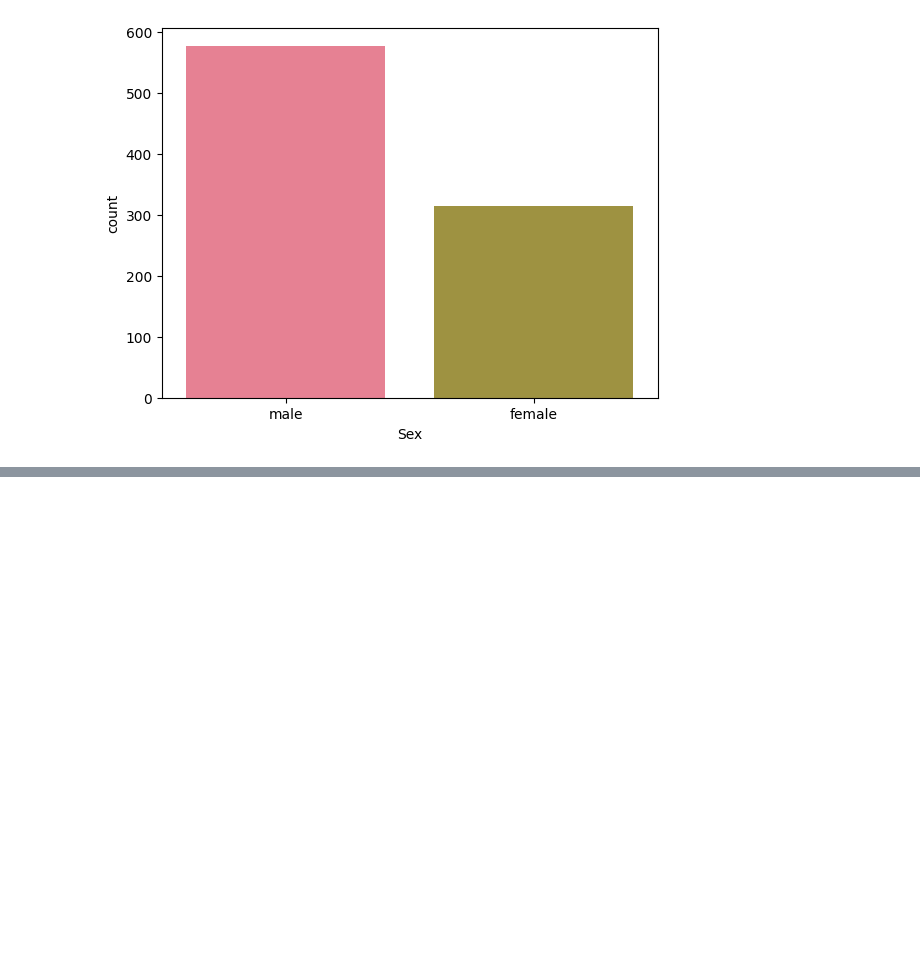
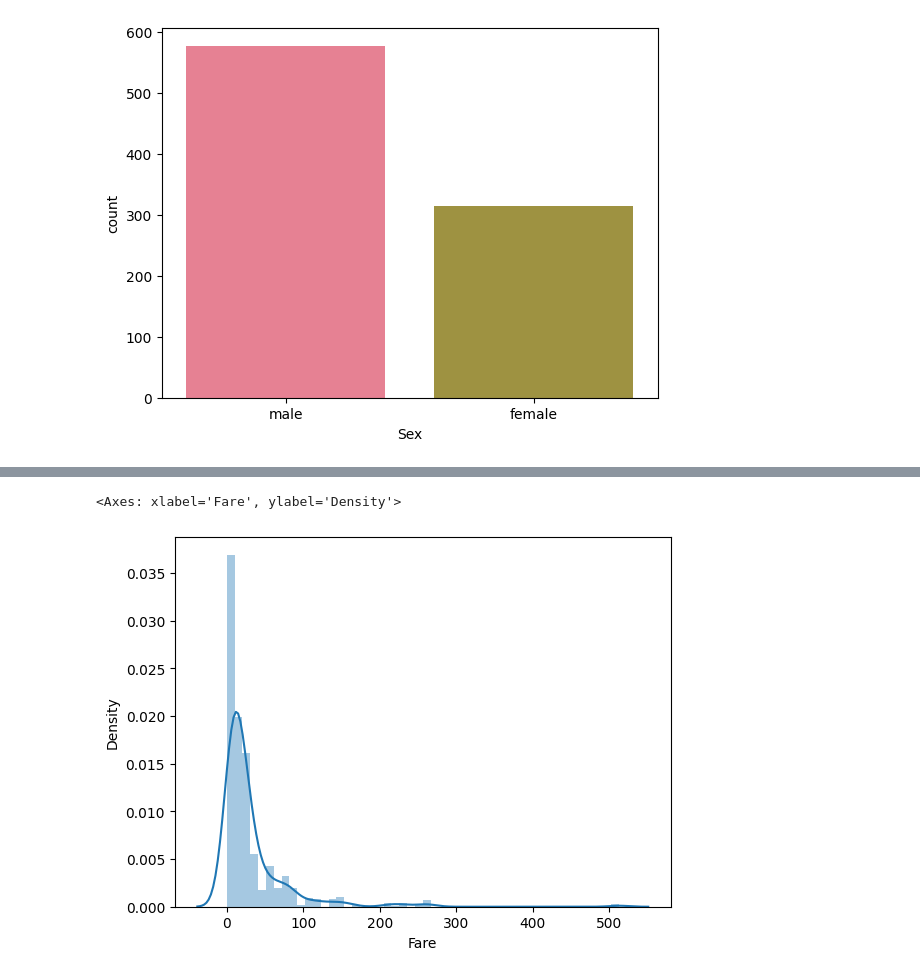
Before and after one commit to HugoBianquini/kaggle-titanic, a Jupyter notebook: titanic-classification.ipynb, the cells around one changed output, grey strips where cells are left out. Cells and saved outputs as stored; diff of their text form; code cells hidden in the pictures; blank space fills up the shorter version.

```diff
--- a/titanic-classification.ipynb
+++ b/titanic-classification.ipynb
@@ -49,0 +59,5 @@ print(f'Número de mulheres no conjunto de treinamento: {gender_counts["female"]
+# %%
+sns.distplot(train['Fare'])
+# %% [output]
+<Axes: xlabel='Fare', ylabel='Density'>
+[figure, added]
```
Also changed, not shown: parts of 15 cells of this notebook.
